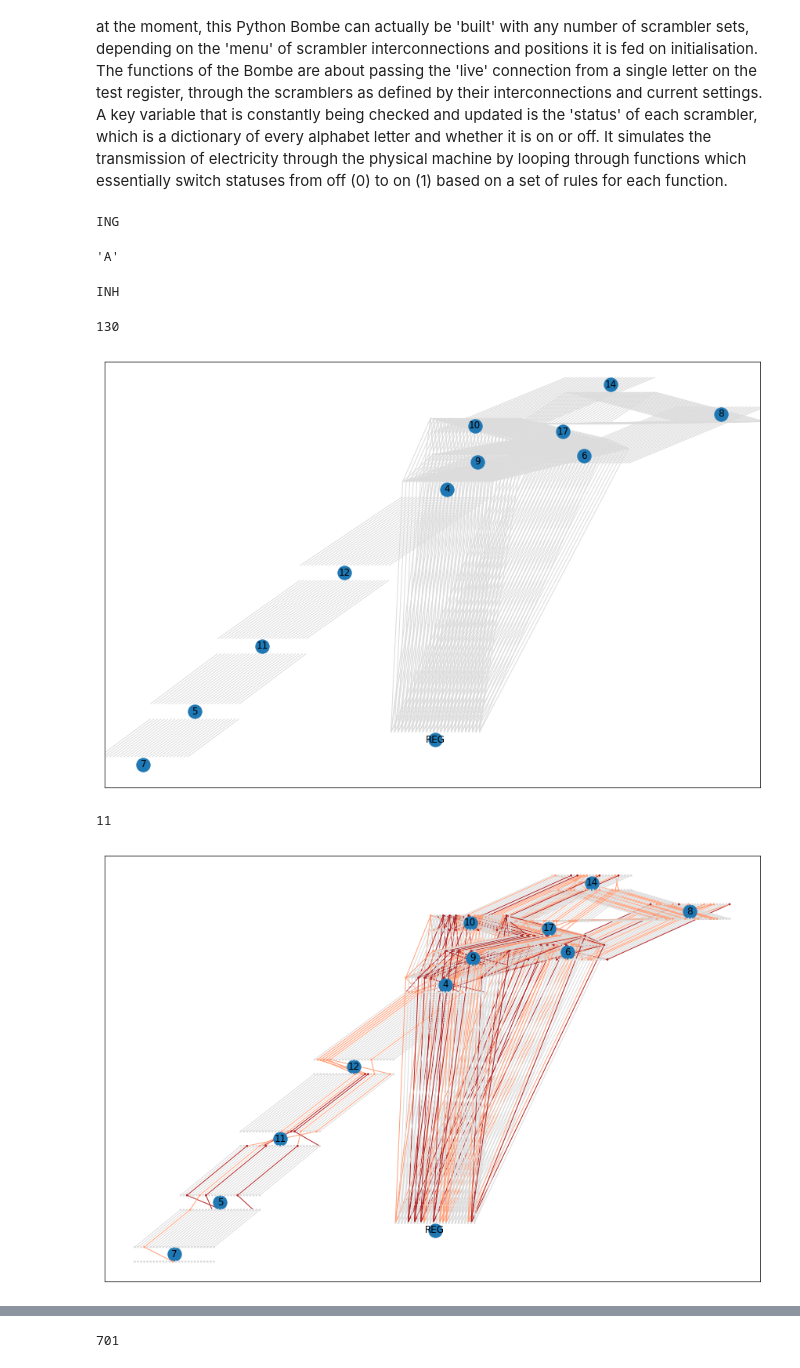
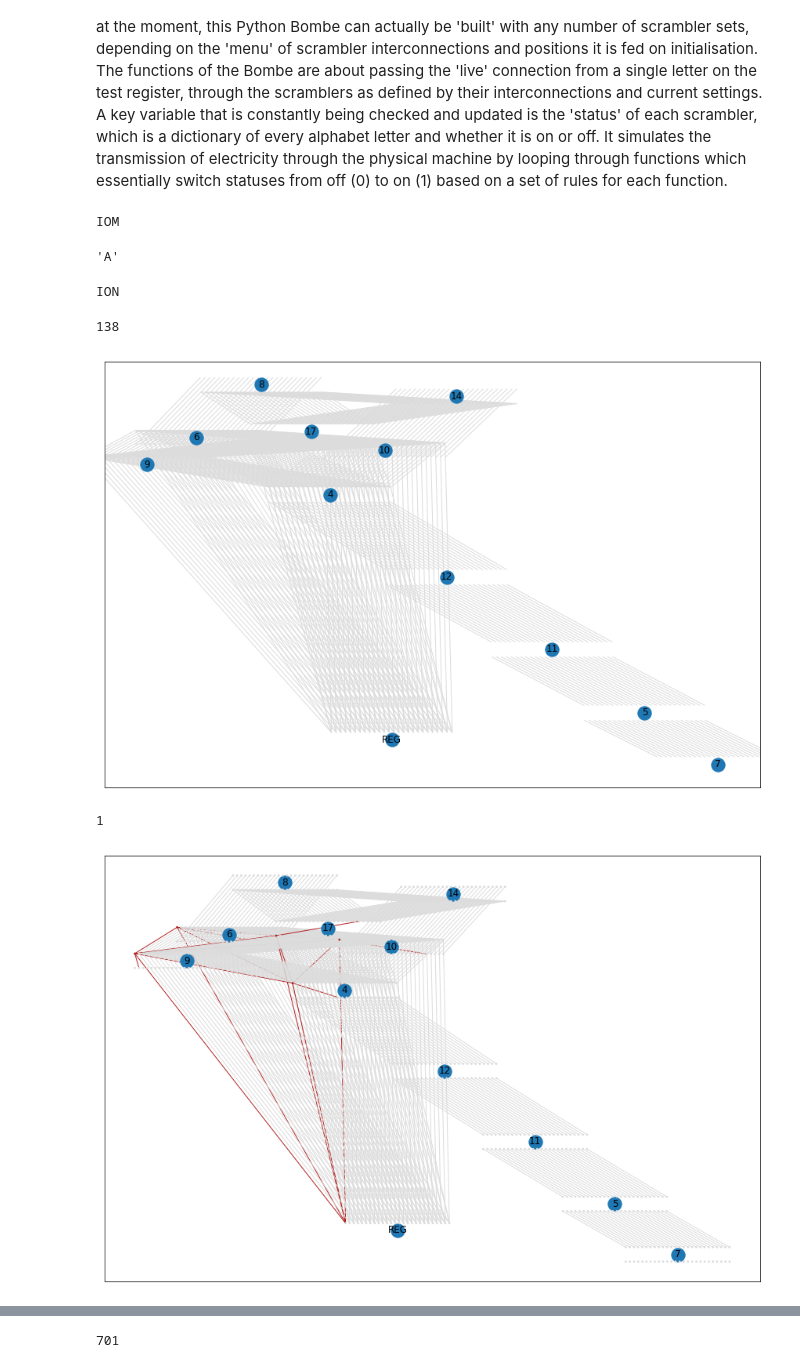
Before and after one commit to pat-hearps/enigma-recreation, a Jupyter notebook: enigma2bombes_rewiring.ipynb, the cells around one changed output, grey strips where cells are left out. Drawn from its saved outputs; the diff is of its cells as text; code cells hidden in the pictures.

```diff
--- a/enigma2bombes_rewiring.ipynb
+++ b/enigma2bombes_rewiring.ipynb
@@ -234,12 +221,12 @@ class Bombe:
             ## dictionaries and check its connected scramblers to match any live wires
             for ior in ['in','out']:
                 for scr2id,side in scrambler.conxns[ior].items():
-                    ## for this scrambler, go through the conx_in dict. It has the other scrambler you need to
+                    ## for this scrambler, go through the conxns 'in' or 'out' dict. It has the other scrambler you need to
                     ## look at (scr2id, or the number/position label) and whether you're looking at the 'in' or 'out' side
                     for ch,io in self.scramblers[scr2id].status[side].items():
                         # look through the scrambler's status for that side (in or out)
                         if io == 1:   # and if it has a live wire
-                            scrambler.status[ior][ch] = 1 # set the corresponding character in the conx_in dict of the
+                            scrambler.status[ior][ch] = 1 # set the corresponding character in the conxns dict of the
 
     def sync_test_register(self):
         """similar to pulse_connections in that it updates terminals of scramblers, but is solely about the
@@ -291,14 +278,10 @@ class Bombe:
     ### the sum of live connections have remained unchanged
         self.current_sum = sum(self.register['status'].values())
         self.track_sums = [0,1]
-#         olderer_sum = 0
-#         previous_sum = 0
         self.lineup_iters = 0   # this is just to keep track of how many iterations it took to reach a steady status
-        while len(set(self.track_sums[-10:])) != 1:
-#             olderer_sum = previous_sum
-#             previous_sum = self.current_sum
-            self.update_all()
-            self.pulse_connections()
+        while len(set(self.track_sums[-5:])) != 1: # i.e. keep going until the register status is unchanged for 5 iterations
+            self.update_all()                      # the 5 is somewhat arbitrary. Testing on one menu found no more than 3 continuous
+            self.pulse_connections()               # occurrences of an incomplete status but could be different for other menus.
             self.sync_test_register()
             self.current_sum = sum(self.register['status'].values())
             self.track_sums.append(self.current_sum)
@@ -470,11 +453,11 @@ except:
     pass
 # %%
 # # %%time
-while tb1.identity_scrambler.current_position != 'ING':
+while tb1.identity_scrambler.current_position != 'IOM':
     tb1.spin_scramblers()
 print(tb1.identity_scrambler.current_position)
 # %% [output]
-ING
+IOM
 # %%
 tb1.test_char
 # %% [output]
@@ -487,5 +470,5 @@ tb1.light_character(tb1.test_char)
 # tb1.sync_test_register()
 # tb1.nx_setup()
 # %% [output]
-INH
+ION
 # %%
@@ -498,8 +482,8 @@ np.random.seed(myseed)
 print(myseed)
 tb1.nx_setup()
 # %% [output]
-130
+138
-[figure, old version]
+[figure, new version]
 # %%
 # fig,ax = plt.subplots(figsize=(12,8))
 # nx.draw_networkx(tb1.BG, pos=tb1.base_pos_for_nx)
@@ -509,15 +493,15 @@ exple=0
 # %%
-exple += 1  # this just for counting when exporting images
+# exple += 1  # this just for counting when exporting images
 tb1.update_all()
 tb1.pulse_connections()
 tb1.sync_test_register()
 tb1.current_sum = sum(tb1.register['status'].values())
 tb1.graph_nx(figsize=(15,10),node_size=3)
 print(tb1.current_sum)
 # plt.savefig(f'./images/enigma_network_livewires_{exple}_s{myseed}.png')
 # %% [output]
-11
+1
-[figure, old version]
+[figure, new version]
 # %%
 tb1.pdf_scrambler_statuses()
 tb1.flash_scrambler_statuses
```
Also changed, not shown: parts of 33 cells of this notebook.
